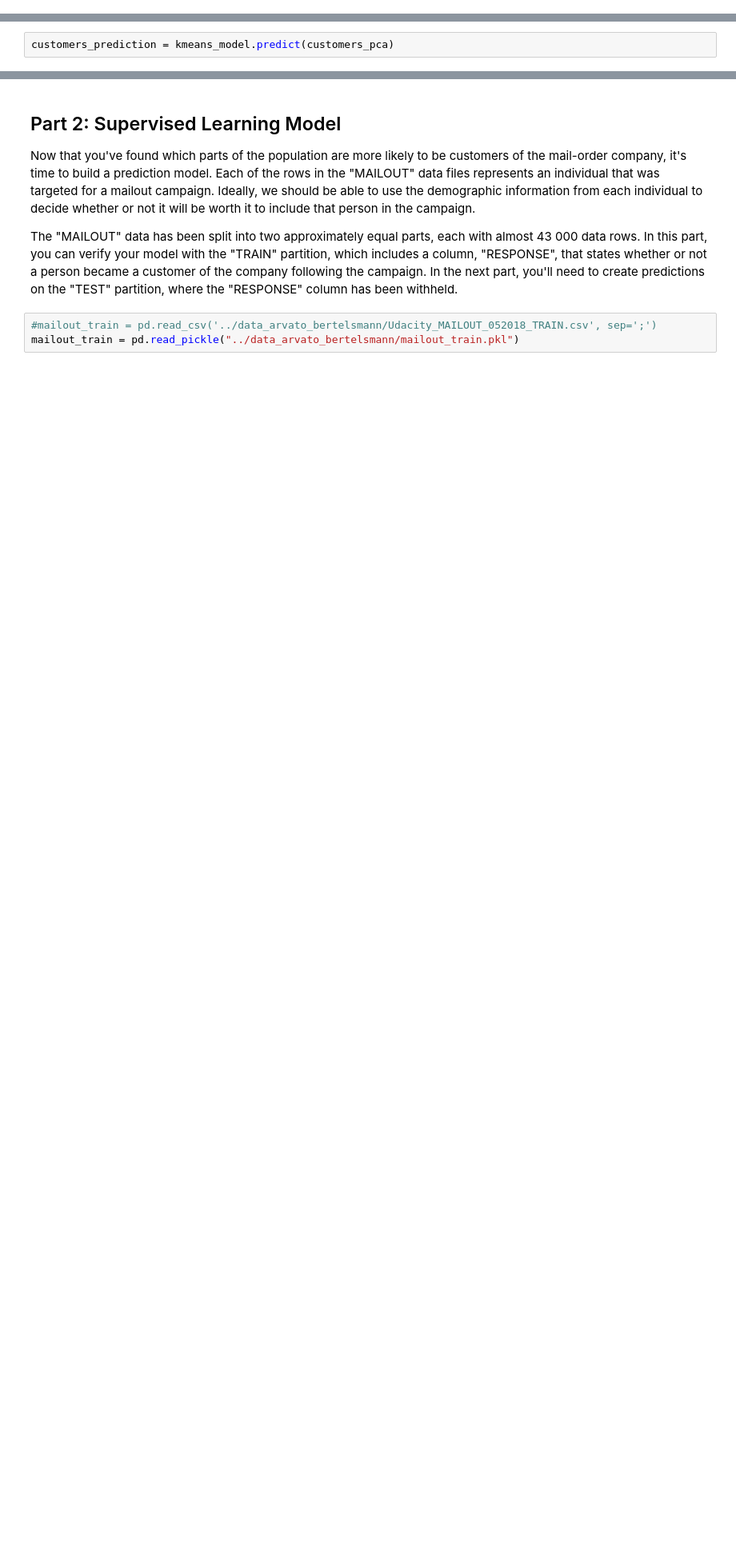
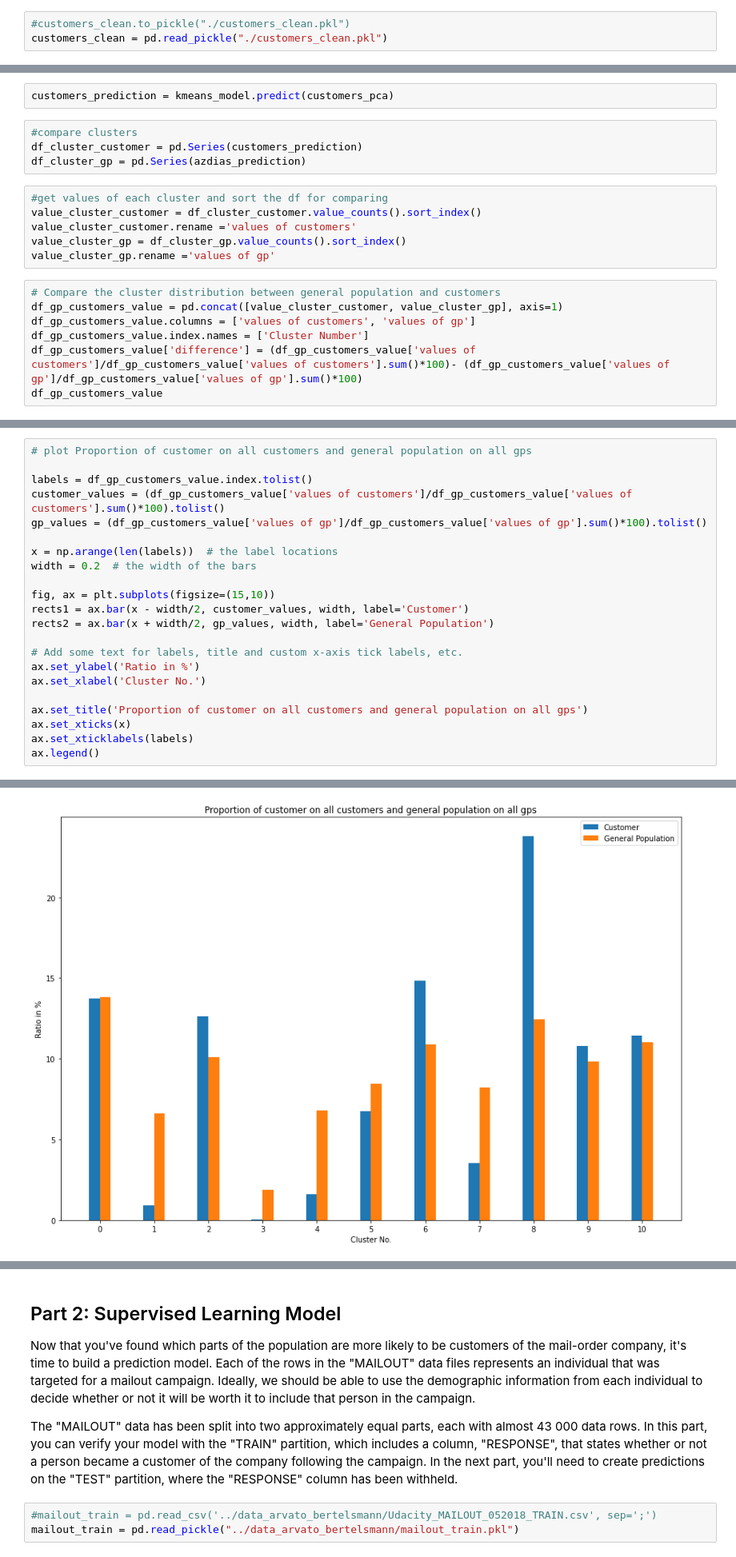
Before and after one commit to fabieck/Capstone-Projekt-Arvato-Bertelsmann, a Jupyter notebook: Arvato Project Workbook.ipynb, the cells around one changed output, grey strips where cells are left out. Shown at 80% size. Drawn from its saved outputs; the diff is of its cells as text; blank space fills up the shorter version.

```diff
--- a/Arvato Project Workbook.ipynb
+++ b/Arvato Project Workbook.ipynb
@@ -411,6 +423,9 @@ shape is:  (135043, 263)
 Imputing nan values with mode
 shape after imputing the values (135043, 309)
 Shape after normalising (135043, 309)
+# %%
+#customers_clean.to_pickle("./customers_clean.pkl")
+customers_clean = pd.read_pickle("./customers_clean.pkl")
 # %% [markdown]
 ## Part 1: Customer Segmentation Report
 
@@ -466,3 +483,20 @@ kmeans_model = kmeans.fit(azdias_pca)
 azdias_prediction = kmeans_model.predict(azdias_pca)
 # %%
 customers_prediction = kmeans_model.predict(customers_pca)
+# %%
+#compare clusters
+df_cluster_customer = pd.Series(customers_prediction)
+df_cluster_gp = pd.Series(azdias_prediction)
+# %%
+#get values of each cluster and sort the df for comparing
+value_cluster_customer = df_cluster_customer.value_counts().sort_index()
+value_cluster_customer.rename ='values of customers'
+value_cluster_gp = df_cluster_gp.value_counts().sort_index()
+value_cluster_gp.rename ='values of gp'
+# %%
+# Compare the cluster distribution between general population and customers
+df_gp_customers_value = pd.concat([value_cluster_customer, value_cluster_gp], axis=1)
+df_gp_customers_value.columns = ['values of customers', 'values of gp']
+df_gp_customers_value.index.names = ['Cluster Number']
+df_gp_customers_value['difference'] = (df_gp_customers_value['values of customers']/df_gp_customers_value['values of customers'].sum()*100)- (df_gp_customers_value['values of gp']/df_gp_customers_value['values of gp'].sum()*100)
+df_gp_customers_value
@@ -468,0 +517,23 @@ customers_prediction = kmeans_model.predict(customers_pca)
+# %%
+# plot Proportion of customer on all customers and general population on all gps
+
+labels = df_gp_customers_value.index.tolist()
+customer_values = (df_gp_customers_value['values of customers']/df_gp_customers_value['values of customers'].sum()*100).tolist()
+gp_values = (df_gp_customers_value['values of gp']/df_gp_customers_value['values of gp'].sum()*100).tolist()
+
+x = np.arange(len(labels))  # the label locations
+width = 0.2  # the width of the bars
+
+fig, ax = plt.subplots(figsize=(15,10))
+rects1 = ax.bar(x - width/2, customer_values, width, label='Customer')
+rects2 = ax.bar(x + width/2, gp_values, width, label='General Population')
+
+# Add some text for labels, title and custom x-axis tick labels, etc.
+ax.set_ylabel('Ratio in %')
+ax.set_xlabel('Cluster No.')
+
+ax.set_title('Proportion of customer on all customers and general population on all gps')
+ax.set_xticks(x)
+ax.set_xticklabels(labels)
+ax.legend()
+# %% [output]
@@ -468,0 +541 @@ customers_prediction = kmeans_model.predict(customers_pca)
+[figure, added]
```
Also changed, not shown: parts of 16 cells of this notebook.
